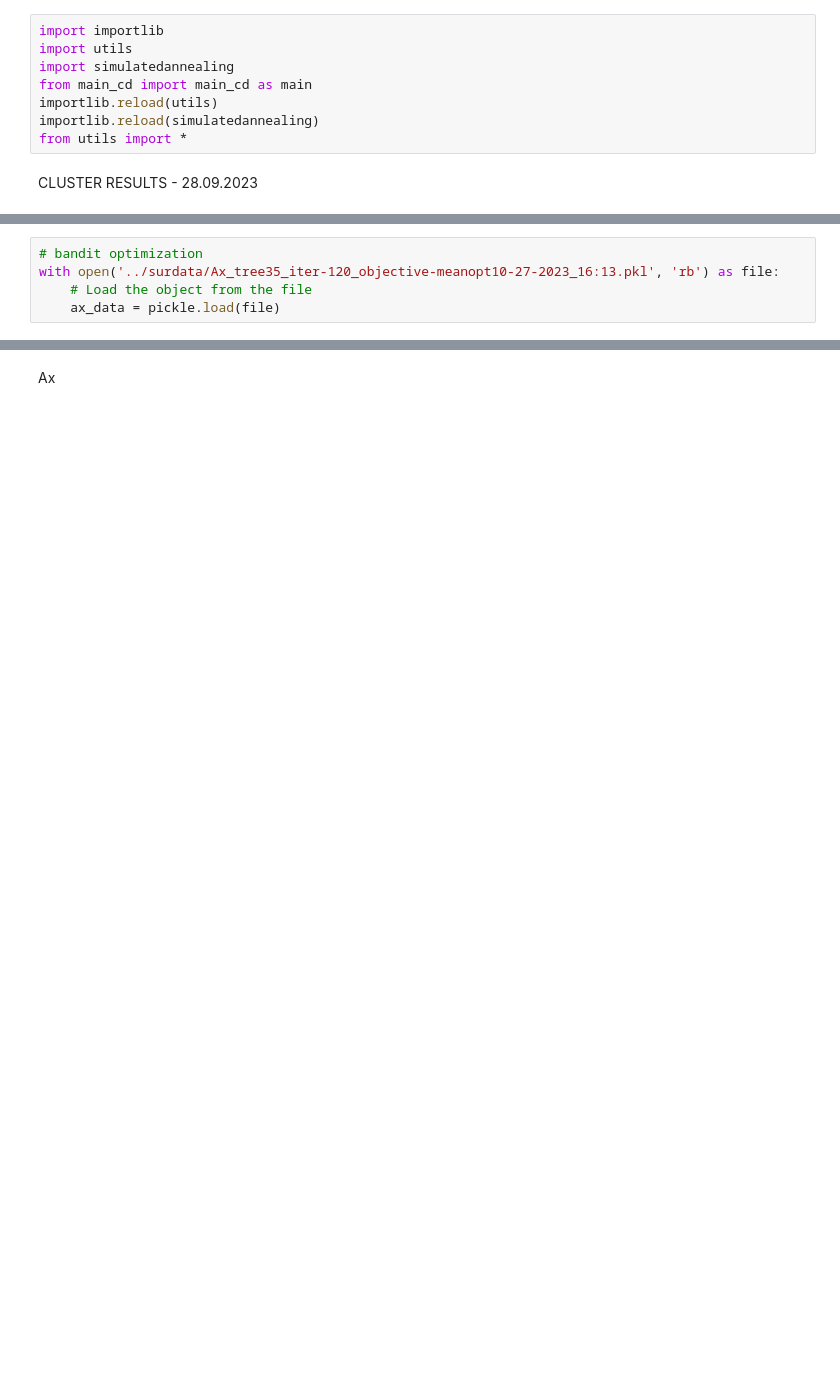
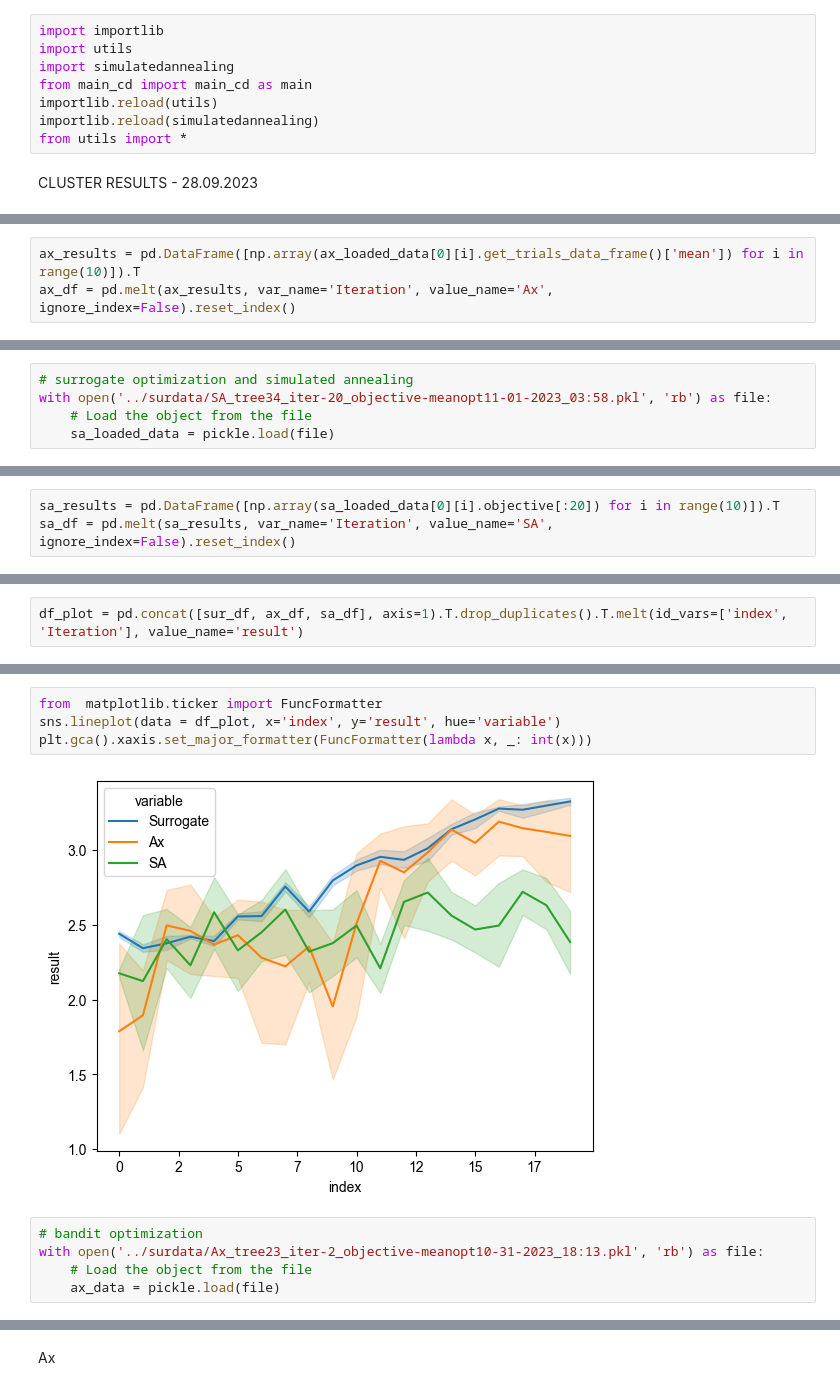
Before and after one commit to Luisenden/qnetsur, a Jupyter notebook: test.ipynb, the cells around one changed output, grey strips where cells are left out. Cells and saved outputs as stored; diff of their text form; blank space fills up the shorter version.

```diff
--- a/test.ipynb
+++ b/test.ipynb
@@ -23,0 +74,3 @@ model, time, refmodel, xSA, ySA, timeSA = loaded_data
+# %%
+ax_results = pd.DataFrame([np.array(ax_loaded_data[0][i].get_trials_data_frame()['mean']) for i in range(10)]).T
+ax_df = pd.melt(ax_results, var_name='Iteration', value_name='Ax', ignore_index=False).reset_index()
@@ -23,0 +109,5 @@ model, time, refmodel, xSA, ySA, timeSA = loaded_data
+# %%
+# surrogate optimization and simulated annealing
+with open('../surdata/SA_tree34_iter-20_objective-meanopt11-01-2023_03:58.pkl', 'rb') as file:
+    # Load the object from the file
+    sa_loaded_data = pickle.load(file)
@@ -23,0 +132,3 @@ model, time, refmodel, xSA, ySA, timeSA = loaded_data
+# %%
+sa_results = pd.DataFrame([np.array(sa_loaded_data[0][i].objective[:20]) for i in range(10)]).T
+sa_df = pd.melt(sa_results, var_name='Iteration', value_name='SA', ignore_index=False).reset_index()
@@ -23,0 +155,2 @@ model, time, refmodel, xSA, ySA, timeSA = loaded_data
+# %%
+df_plot = pd.concat([sur_df, ax_df, sa_df], axis=1).T.drop_duplicates().T.melt(id_vars=['index', 'Iteration'], value_name='result')
@@ -24,5 +173,11 @@ model, time, refmodel, xSA, ySA, timeSA = loaded_data
+# %%
+from  matplotlib.ticker import FuncFormatter
+sns.lineplot(data = df_plot, x='index', y='result', hue='variable')
+plt.gca().xaxis.set_major_formatter(FuncFormatter(lambda x, _: int(x)))
+# %% [output]
+[figure, added]
 # %%
 # bandit optimization
-with open('../surdata/Ax_tree35_iter-120_objective-meanopt10-27-2023_16:13.pkl', 'rb') as file:
+with open('../surdata/Ax_tree23_iter-2_objective-meanopt10-31-2023_18:13.pkl', 'rb') as file:
     # Load the object from the file
     ax_data = pickle.load(file)
```
Also changed, not shown: parts of 25 cells of this notebook, 4 other files.
